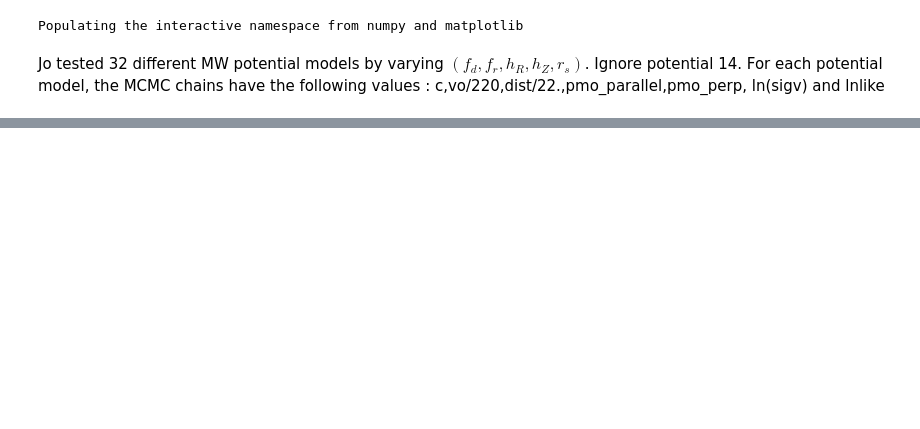
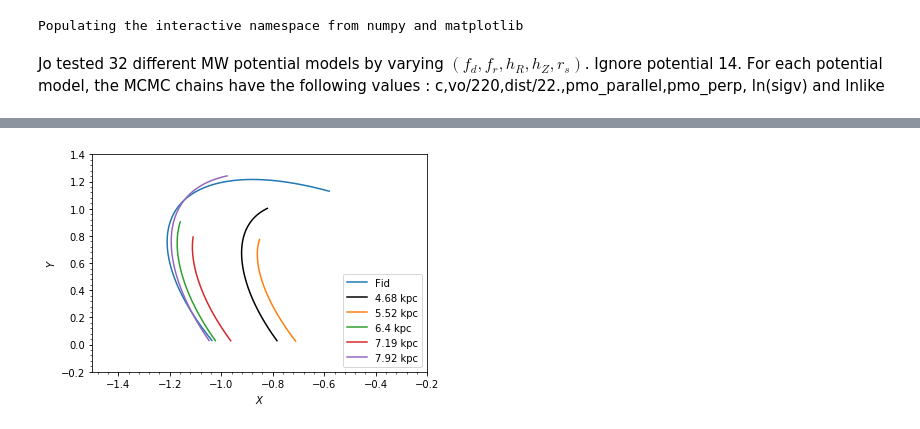
Before and after one commit to nbanik/Baryonic-effects-on-Pal5, a Jupyter notebook: orbitfit_Pal5.ipynb, the cells around one changed output, grey strips where cells are left out. Saved outputs shown, nothing was run; the diff lists cells and outputs as text; code cells hidden in the pictures; blank space fills up the shorter version.

```diff
--- a/orbitfit_Pal5.ipynb
+++ b/orbitfit_Pal5.ipynb
@@ -289,0 +248,2 @@ galpyWarning: Full radial angle range not covered for at least one object; actio
+# %%
+sdf= pal5_util.setup_pal5model()
@@ -299,9 +265,11 @@ plt.savefig('track.pdf')
 # %%
-sdf.plotTrack(d1='x',d2='y',xrange=[-1.5,-0.2],yrange=[0.,1.4],label='Fid')
+sdf.plotTrack(d1='x',d2='y',xrange=[-1.5,-0.2],yrange=[-0.2,1.4],label='Fid')
 sdf0.plotTrack(overplot=True,c='k',d1='x',d2='y',label='4.68 kpc')
 sdf1.plotTrack(overplot=True,d1='x',d2='y',label='5.52 kpc')
 sdf2.plotTrack(overplot=True,d1='x',d2='y',label='6.4 kpc')
 sdf3.plotTrack(overplot=True,d1='x',d2='y',label='7.19 kpc')
 sdf4.plotTrack(overplot=True,d1='x',d2='y',label='7.92 kpc')
 plt.legend(loc='lower right')
 plt.savefig('track_xy.pdf')
+# %% [output]
+[figure, added]
```
Also changed, not shown: parts of 5 cells of this notebook, 2 other files.
